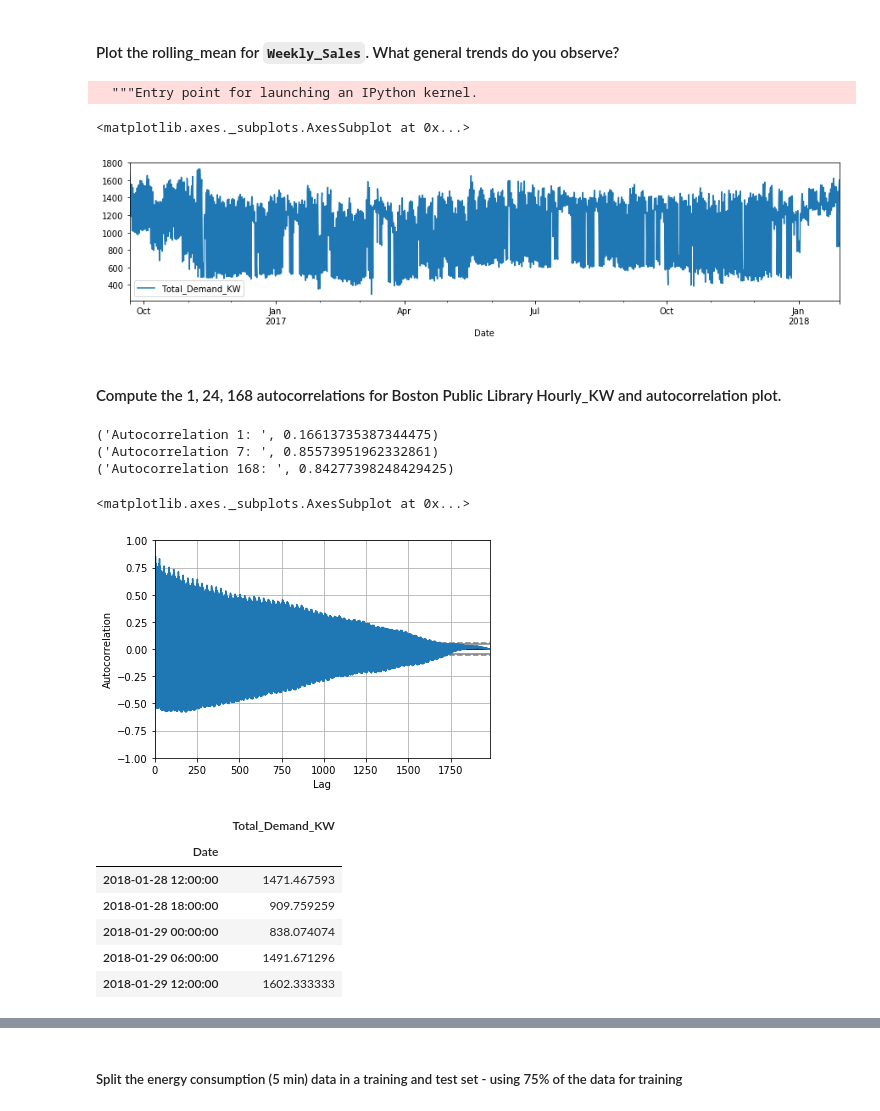
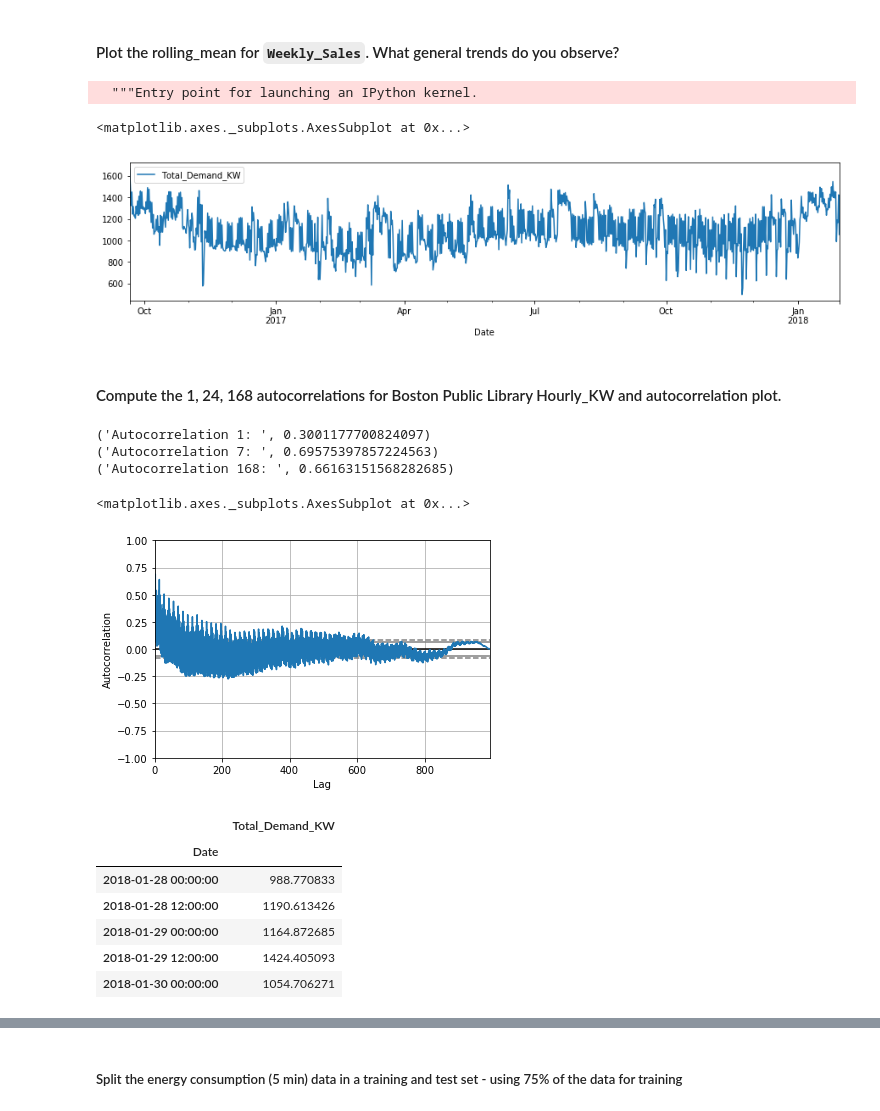
Before and after one commit to marcmeijer/BPL, a Jupyter notebook: BPL City Hall Electricity Analysis.ipynb, the cells around one changed output, grey strips where cells are left out. Cells and saved outputs as stored; diff of their text form; code cells hidden in the pictures.

```diff
--- a/BPL City Hall Electricity Analysis.ipynb
+++ b/BPL City Hall Electricity Analysis.ipynb
@@ -45,27 +45,27 @@ dataCH['Time'] = dataCH.index.time
 # %% [markdown]
 #### Plot the rolling_mean for `Weekly_Sales`. What general trends do you observe?
 # %%
-BPL_electric = pd.rolling_mean(dataBPL[['Total_Demand_KW']], 3).resample('6h').mean()
+BPL_electric = pd.rolling_mean(dataBPL[['Total_Demand_KW']], 3).resample('12H').mean()
 #BPL_electric = pd.rolling_mean(dataBPL[['Total_Demand_KW']], 3).resample('15min').mean()
 #CH_electric = pd.rolling_mean(dataCH[['Total_Demand_KW']], 3).resample('D').mean()
 BPL_electric.plot(figsize=(15,3))
 #CH_electric.plot(figsize=(15,3),color='g')
 #dataBPL[['Total_Demand_KW']].resample('H').rolling(window=3,center=False).mean().plot()
 #dataCH[['Total_Demand_KW']].resample('H').rolling(window=3,center=False).mean().plot()
 # %% [output]
   """Entry point for launching an IPython kernel.
 <matplotlib.axes._subplots.AxesSubplot at 0x...>
-[figure, old version]
+[figure, new version]
 # %% [markdown]
 #### Compute the 1, 24, 168 autocorrelations for Boston Public Library Hourly_KW and autocorrelation plot.
 # %%
 print('Autocorrelation 1: ', BPL_electric['Total_Demand_KW'].autocorr(1))
-print('Autocorrelation 7: ', BPL_electric['Total_Demand_KW'].autocorr(4))
-print('Autocorrelation 168: ', BPL_electric['Total_Demand_KW'].autocorr(28))
+print('Autocorrelation 7: ', BPL_electric['Total_Demand_KW'].autocorr(2))
+print('Autocorrelation 168: ', BPL_electric['Total_Demand_KW'].autocorr(14))
 # %% [output]
-('Autocorrelation 1: ', 0.16613735387344475)
-('Autocorrelation 7: ', 0.85573951962332861)
-('Autocorrelation 168: ', 0.84277398248429425)
+('Autocorrelation 1: ', 0.3001177700824097)
+('Autocorrelation 7: ', 0.69575397857224563)
+('Autocorrelation 168: ', 0.66163151568282685)
 # %%
 #from pandas.tools.plotting import autocorrelation_plot
 from pandas.plotting import autocorrelation_plot
@@ -74,17 +74,17 @@ autocorrelation_plot(BPL_electric['Total_Demand_KW'])
 #autocorrelation_plot(CH_electric['Total_Demand_KW'])
 # %% [output]
 <matplotlib.axes._subplots.AxesSubplot at 0x...>
-[figure, old version]
+[figure, new version]
 # %%
 BPL_electric.tail(5)
 # %% [output]
 |  | Total_Demand_KW |
 | Date |  |
-| 2018-01-28 12:00:00 | 1471.467593 |
-| 2018-01-28 18:00:00 | 909.759259 |
-| 2018-01-29 00:00:00 | 838.074074 |
-| 2018-01-29 06:00:00 | 1491.671296 |
-| 2018-01-29 12:00:00 | 1602.333333 |
+| 2018-01-28 00:00:00 | 988.770833 |
+| 2018-01-28 12:00:00 | 1190.613426 |
+| 2018-01-29 00:00:00 | 1164.872685 |
+| 2018-01-29 12:00:00 | 1424.405093 |
+| 2018-01-30 00:00:00 | 1054.706271 |
 # %%
 from statsmodels.graphics.tsaplots import plot_acf
 
```
Also changed, not shown: parts of 17 cells of this notebook.
